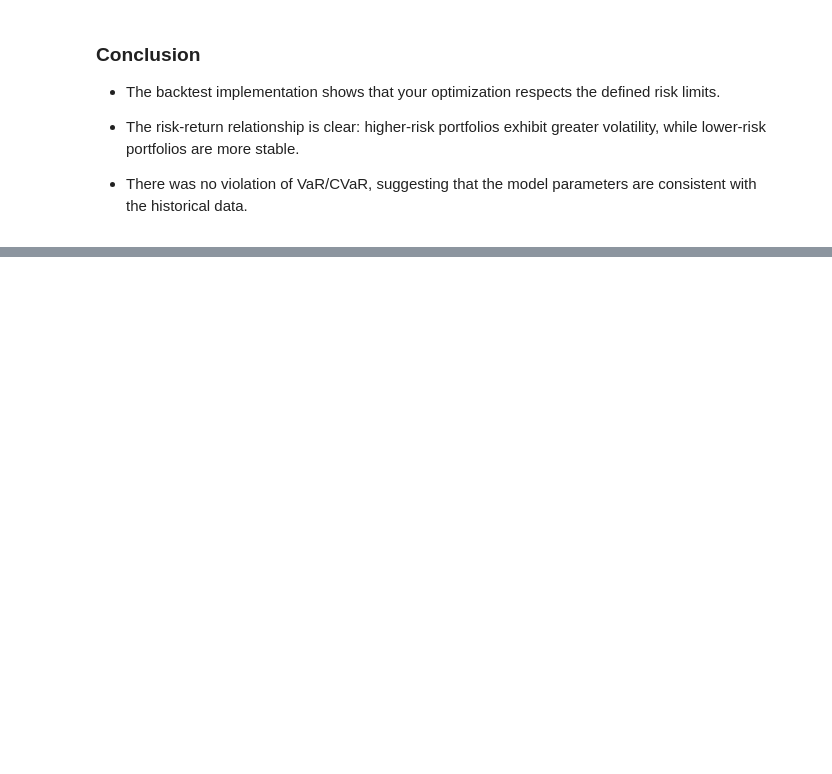
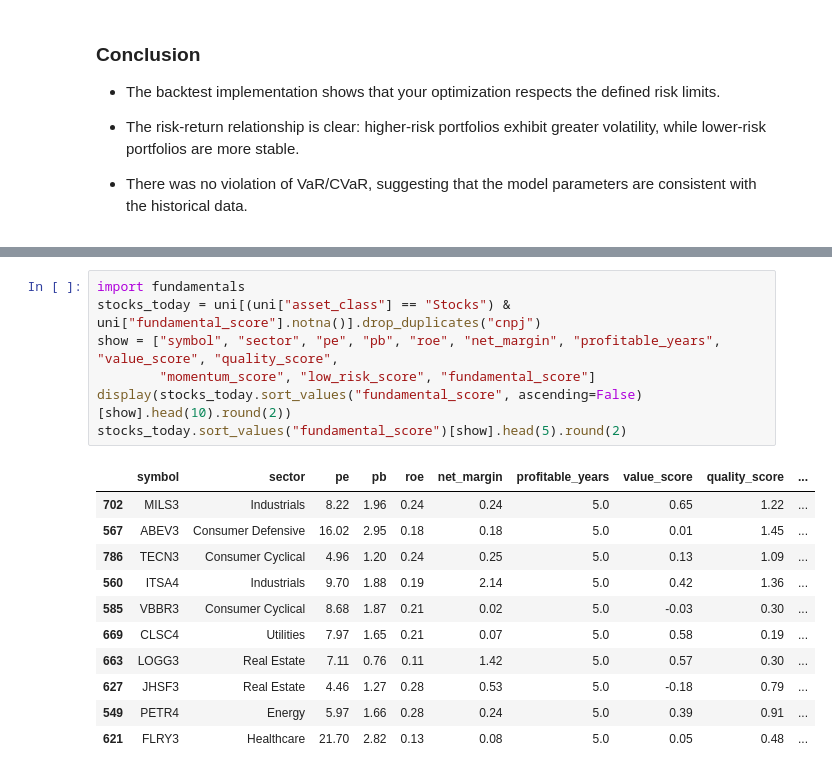
Before and after one commit to Brunoborges95/portfolio_eficiente, a Jupyter notebook: Portfólio Eficiente.ipynb, the cells around one changed output, grey strips where cells are left out. Drawn from its saved outputs; the diff is of its cells as text; blank space fills up the shorter version.

```diff
--- a/Portfólio Eficiente.ipynb
+++ b/Portfólio Eficiente.ipynb
@@ -629,0 +1249,19 @@ fig.show()
+# %%
+import fundamentals
+stocks_today = uni[(uni["asset_class"] == "Stocks") & uni["fundamental_score"].notna()].drop_duplicates("cnpj")
+show = ["symbol", "sector", "pe", "pb", "roe", "net_margin", "profitable_years", "value_score", "quality_score",
+        "momentum_score", "low_risk_score", "fundamental_score"]
+display(stocks_today.sort_values("fundamental_score", ascending=False)[show].head(10).round(2))
+stocks_today.sort_values("fundamental_score")[show].head(5).round(2)
+# %% [output]
+|  | symbol | sector | pe | pb | roe | net_margin | profitable_years | value_score | quality_score | ... |
+| 702 | MILS3 | Industrials | 8.22 | 1.96 | 0.24 | 0.24 | 5.0 | 0.65 | 1.22 | ... |
+| 567 | ABEV3 | Consumer Defensive | 16.02 | 2.95 | 0.18 | 0.18 | 5.0 | 0.01 | 1.45 | ... |
+| 786 | TECN3 | Consumer Cyclical | 4.96 | 1.20 | 0.24 | 0.25 | 5.0 | 0.13 | 1.09 | ... |
+| 560 | ITSA4 | Industrials | 9.70 | 1.88 | 0.19 | 2.14 | 5.0 | 0.42 | 1.36 | ... |
+| 585 | VBBR3 | Consumer Cyclical | 8.68 | 1.87 | 0.21 | 0.02 | 5.0 | -0.03 | 0.30 | ... |
+| 669 | CLSC4 | Utilities | 7.97 | 1.65 | 0.21 | 0.07 | 5.0 | 0.58 | 0.19 | ... |
+| 663 | LOGG3 | Real Estate | 7.11 | 0.76 | 0.11 | 1.42 | 5.0 | 0.57 | 0.30 | ... |
+| 627 | JHSF3 | Real Estate | 4.46 | 1.27 | 0.28 | 0.53 | 5.0 | -0.18 | 0.79 | ... |
+| 549 | PETR4 | Energy | 5.97 | 1.66 | 0.28 | 0.24 | 5.0 | 0.39 | 0.91 | ... |
+| 621 | FLRY3 | Healthcare | 21.70 | 2.82 | 0.13 | 0.08 | 5.0 | 0.05 | 0.48 | ... |
```
Also changed, not shown: parts of 68 cells of this notebook, 36 other files.
